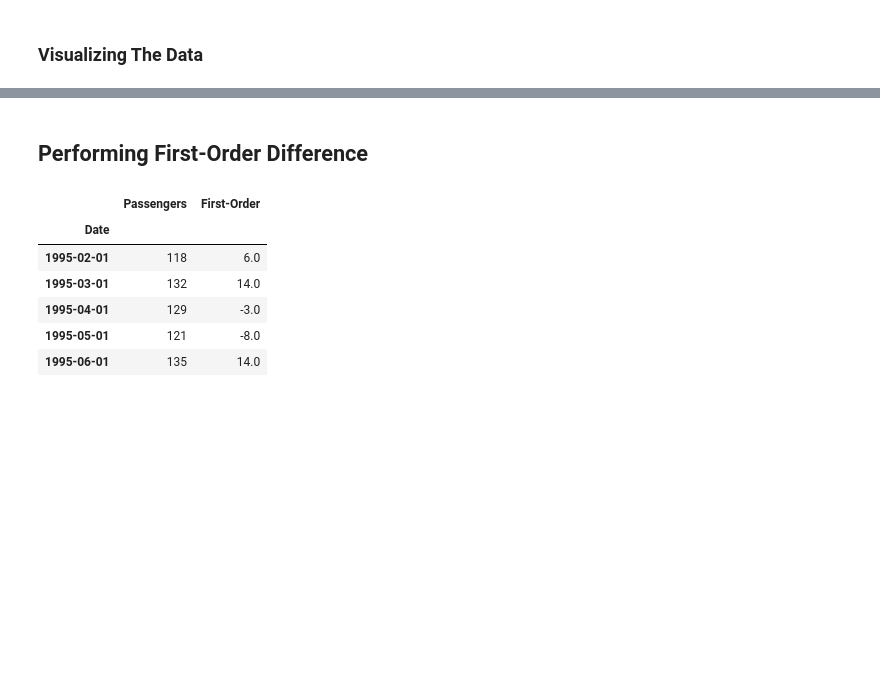
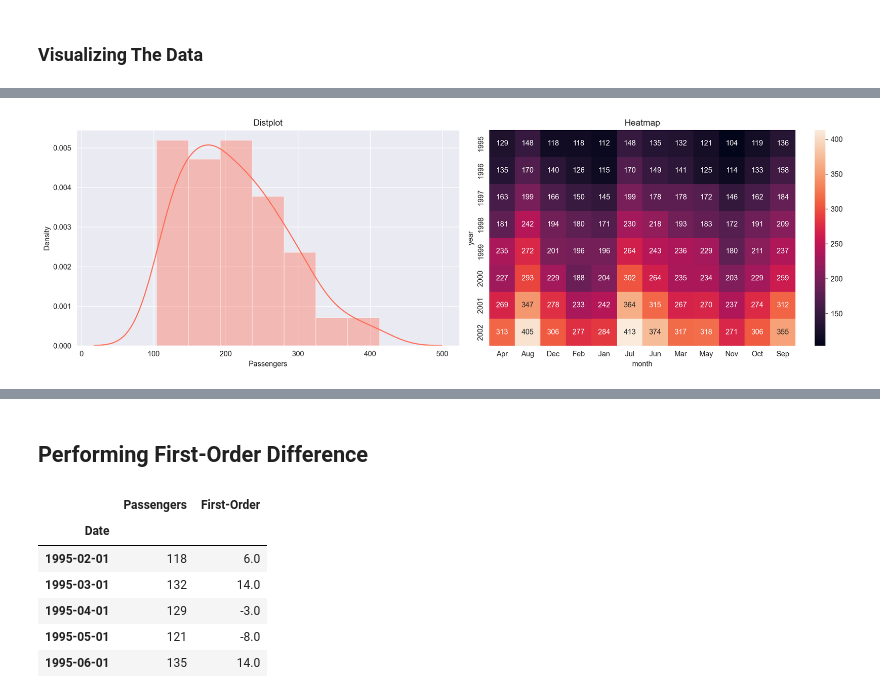
Before and after one commit to kunal-mallick/Data-Science-Assignments, a Jupyter notebook: Assignment_18_Forecasting/Code/Q1_AirlinesData.ipynb, the cells around one changed output, grey strips where cells are left out. Saved outputs shown, nothing was run; the diff lists cells and outputs as text; code cells hidden in the pictures; blank space fills up the shorter version.

```diff
--- a/Assignment_18_Forecasting/Code/Q1_AirlinesData.ipynb
+++ b/Assignment_18_Forecasting/Code/Q1_AirlinesData.ipynb
@@ -159,0 +201,12 @@ sns.lineplot(data = al, palette = ["#ffb55a"])
+# %%
+fig, ax = plt.subplots(ncols = 2, figsize=(16, 5))
+
+ax[0].title.set_text('Distplot')
+sns.distplot(al['Passengers'], color = '#ff6f59', ax=ax[0])
+
+ax[1].title.set_text('Heatmap')
+sns.heatmap(hm_y_m, annot = True, fmt="g", ax = ax[1])
+
+plt.tight_layout()
+# %% [output]
+[figure, added]
```
Also changed, not shown: parts of 15 cells of this notebook.
